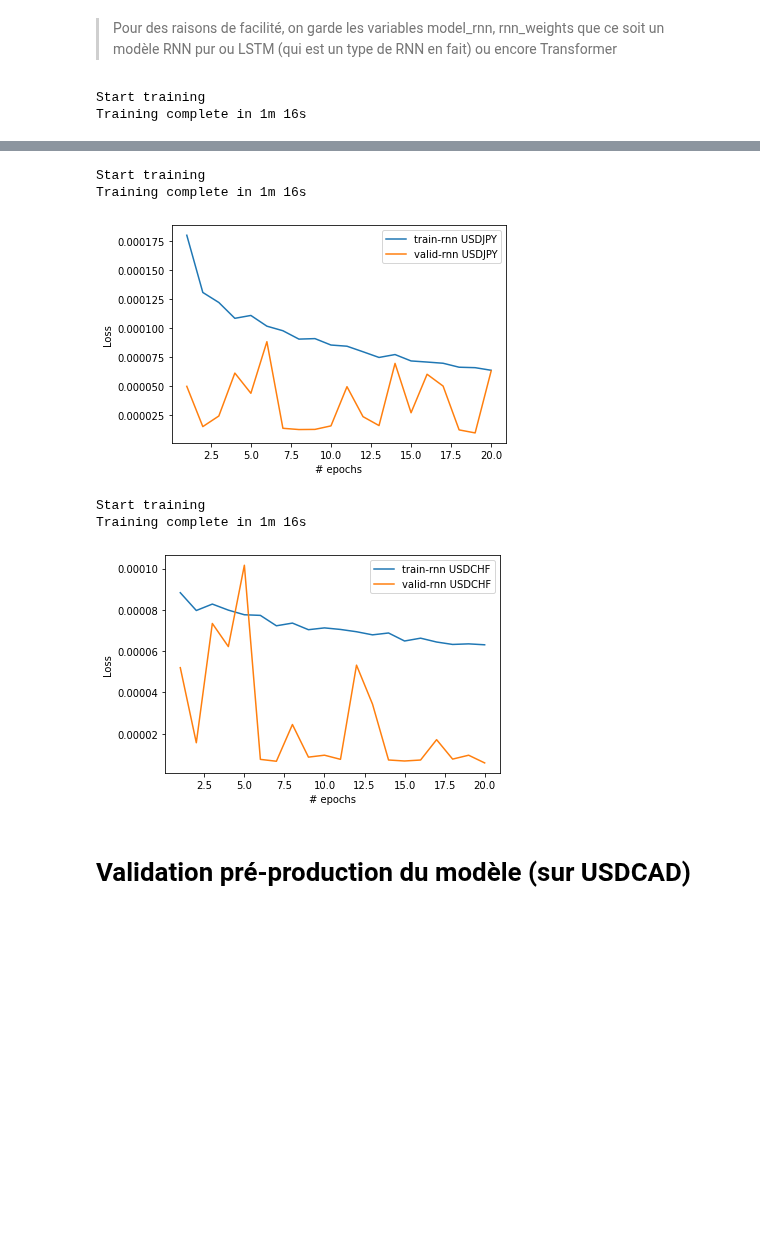
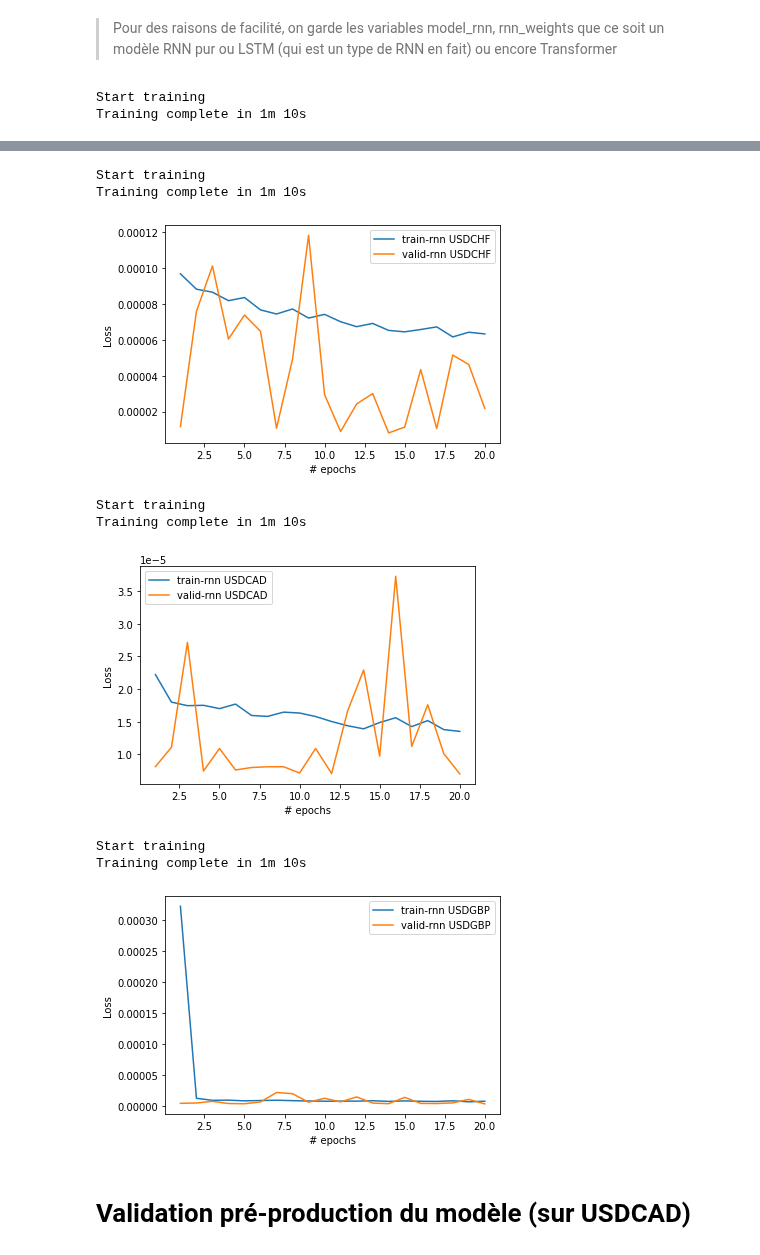
Before and after one commit to delemarchand2020/IVADO_MILA_DL, a Jupyter notebook: Predict_FX_with_DL.ipynb, the cells around one changed output, grey strips where cells are left out. Saved outputs shown, nothing was run; the diff lists cells and outputs as text; code cells hidden in the pictures; blank space fills up the shorter version.

```diff
--- a/Predict_FX_with_DL.ipynb
+++ b/Predict_FX_with_DL.ipynb
@@ -708,7 +713,7 @@ loss_fun = torch.nn.MSELoss()
 optimizer_rnn = get_optimizer(model_rnn)
 
 # choix parmi : ['USDCAD','USDEUR', 'USDGBP','USDJPY','USDCHF','USDAUD','USDSEK','USDNOK','USDNZD']
-for name_serie in ['USDCAD', 'USDJPY', 'USDCHF']:
+for name_serie in ['USDJPY', 'USDCHF', 'USDCAD', 'USDGBP']:
     data_train, data_val, data_test, stat = create_datasets(seq_len=seq_len,
                                                             name_serie=name_serie,
                                                             pos_x=pos_x,
@@ -748,4 +753,4 @@ for name_serie in ['USDCAD', 'USDJPY', 'USDCHF']:
     plt.show()
 # %% [output]
 Start training
-Training complete in 1m 16s
+Training complete in 1m 10s
@@ -753,9 +758,12 @@ Training complete in 1m 16s
 Start training
-Training complete in 1m 16s
+Training complete in 1m 10s
-[figure, old version]
+[figure, new version]
 Start training
-Training complete in 1m 16s
+Training complete in 1m 10s
-[figure, old version]
+[figure, new version]
+Start training
+Training complete in 1m 10s
+[figure, added]
 # %% [markdown]
 # Validation pré-production du modèle (sur USDCAD)
 # %%
```
Also changed, not shown: parts of 7 cells of this notebook.
